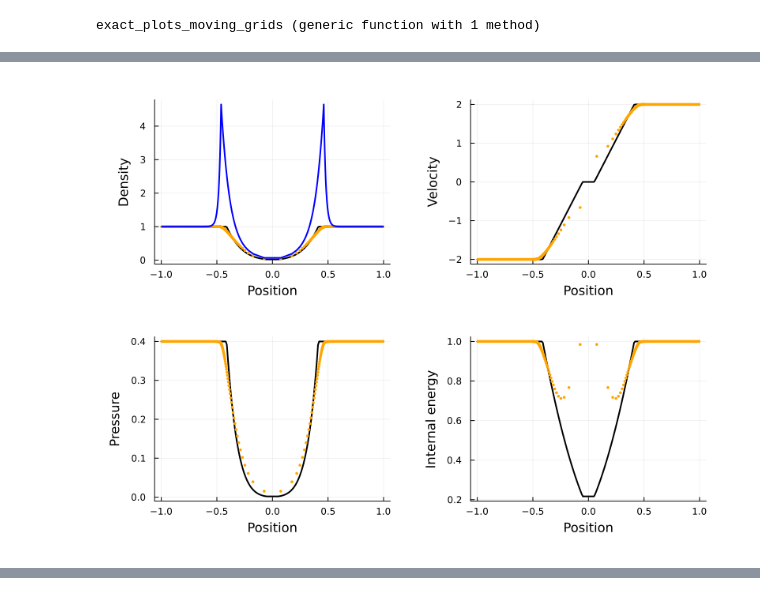
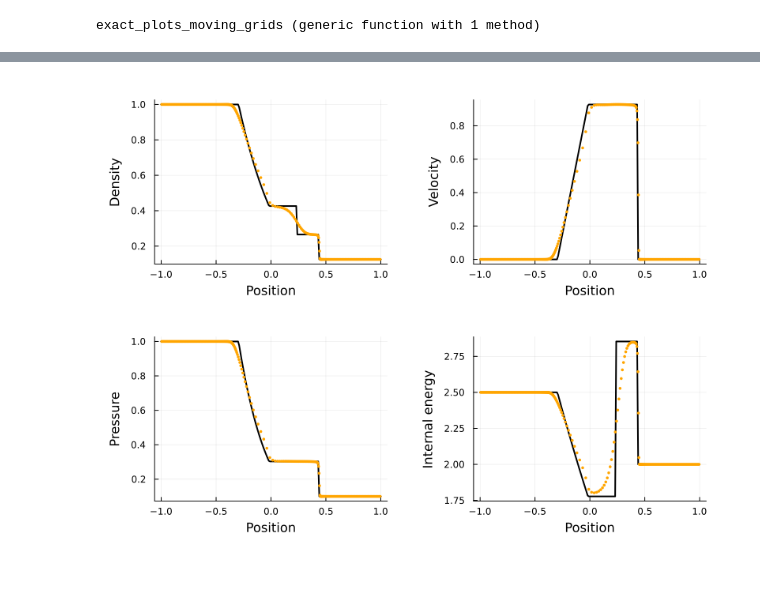
Before and after one commit to XameleonchikGreen/HydrodynamicsMovingGrids, a Jupyter notebook: TestsMovingGrids.ipynb, the cells around one changed output, grey strips where cells are left out. Saved outputs shown, nothing was run; the diff lists cells and outputs as text; code cells hidden in the pictures.

```diff
--- a/TestsMovingGrids.ipynb
+++ b/TestsMovingGrids.ipynb
@@ -97,8 +97,8 @@ function exact_plots_moving_grids(TestCase::Int64, xs::Vector{BigFloat})
     end
 
     Ws, ψs, xs = MovingGridsDynamicStep(xs, γ, t, ε,
-                        BigFloat("0.001"), BigFloat("0.25"), BigFloat("0.05"), BigFloat("0.025"),
-                        IC, BCₗ, BCᵣ)
+                        BigFloat("0.001"), BigFloat("0.25"), BigFloat("0.05"), BigFloat("0.05"),
+                        IC, BCₗ, BCᵣ, true)
     cells = [(xs[i] + xs[i+1]) / 2 for i in 1:(length(xs) - 1)]
 
     ρs_n = []
@@ -118,8 +118,6 @@ function exact_plots_moving_grids(TestCase::Int64, xs::Vector{BigFloat})
     scatter!(p[2], cells, us_n, c="orange")
     scatter!(p[3], cells, ps_n, c="orange")
     scatter!(p[4], cells, Es_n, c="orange")
-
-    plot!(p[1], cells, 1 ./ ψs, c="blue")
 end
 # %% [output]
 exact_plots_moving_grids (generic function with 1 method)
@@ -131,5 +124,4 @@ display(exact_plots_moving_grids(2, xs))
-# %%
-xs = collect(BigFloat("-1"):BigFloat("0.01"):BigFloat("1"))
-display(exact_plots_moving_grids(2, xs))
-# %% [output]
-[figure, removed]
+# %%
+xs = collect(BigFloat("-1"):BigFloat("0.01"):BigFloat("1"))
+display(exact_plots_moving_grids(1, xs))
+# %% [output]
@@ -135,0 +129 @@ display(exact_plots_moving_grids(2, xs))
+[figure, added]
```
Also changed, not shown: parts of 2 cells of this notebook, 4 other files.
